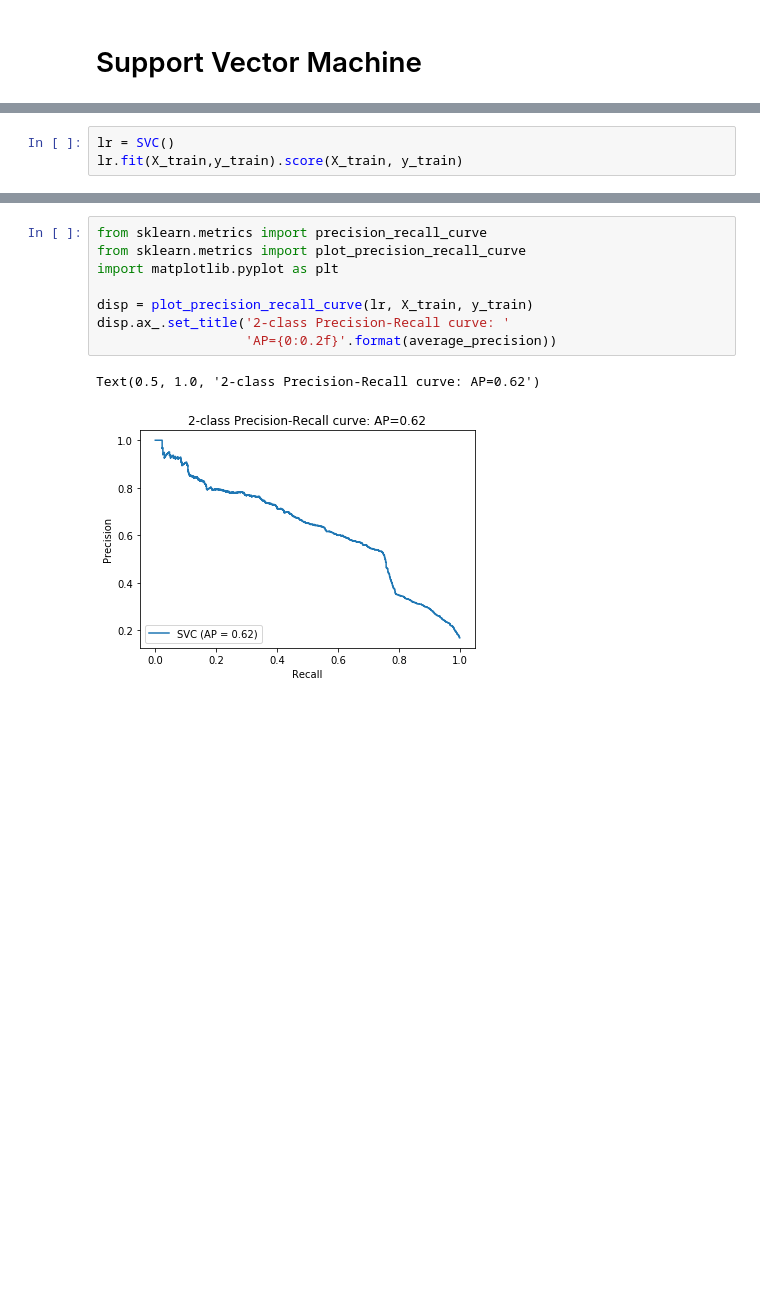
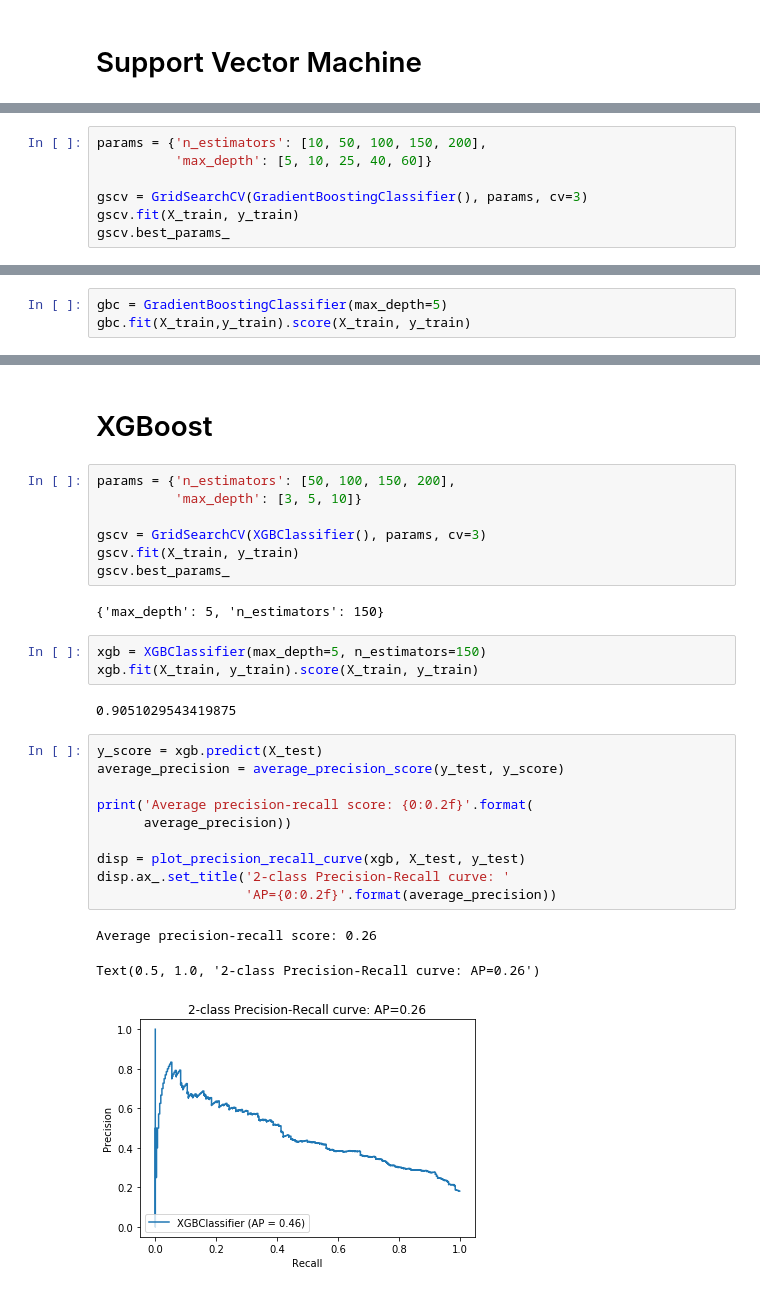
Before and after one commit to eyl1532/speed-dating-analysis, a Jupyter notebook: logistic_regression.ipynb, the cells around one changed output, grey strips where cells are left out. Saved outputs shown, nothing was run; the diff lists cells and outputs as text; blank space fills up the shorter version.

```diff
--- a/logistic_regression.ipynb
+++ b/logistic_regression.ipynb
@@ -132,0 +225,7 @@ gscv.score(X_train, y_train)
+# %%
+params = {'n_estimators': [10, 50, 100, 150, 200],
+          'max_depth': [5, 10, 25, 40, 60]}
+
+gscv = GridSearchCV(GradientBoostingClassifier(), params, cv=3)
+gscv.fit(X_train, y_train)
+gscv.best_params_
@@ -133,4 +234,4 @@ gscv.score(X_train, y_train)
 # %%
-lr = SVC()
-lr.fit(X_train,y_train).score(X_train, y_train)
+gbc = GradientBoostingClassifier(max_depth=5)
+gbc.fit(X_train,y_train).score(X_train, y_train)
 # %% [output]
@@ -150,11 +253,30 @@ Average precision-recall score: 0.62
+# %% [markdown]
+# XGBoost
+# %%
+params = {'n_estimators': [50, 100, 150, 200],
+          'max_depth': [3, 5, 10]}
+
+gscv = GridSearchCV(XGBClassifier(), params, cv=3)
+gscv.fit(X_train, y_train)
+gscv.best_params_
+# %% [output]
+{'max_depth': 5, 'n_estimators': 150}
+# %%
+xgb = XGBClassifier(max_depth=5, n_estimators=150)
+xgb.fit(X_train, y_train).score(X_train, y_train)
+# %% [output]
+0.9051029543419875
 # %%
-from sklearn.metrics import precision_recall_curve
-from sklearn.metrics import plot_precision_recall_curve
-import matplotlib.pyplot as plt
+y_score = xgb.predict(X_test)
+average_precision = average_precision_score(y_test, y_score)
 
-disp = plot_precision_recall_curve(lr, X_train, y_train)
+print('Average precision-recall score: {0:0.2f}'.format(
+      average_precision))
+
+disp = plot_precision_recall_curve(xgb, X_test, y_test)
 disp.ax_.set_title('2-class Precision-Recall curve: '
                    'AP={0:0.2f}'.format(average_precision))
 # %% [output]
-Text(0.5, 1.0, '2-class Precision-Recall curve: AP=0.62')
+Average precision-recall score: 0.26
+Text(0.5, 1.0, '2-class Precision-Recall curve: AP=0.26')
-[figure, old version]
+[figure, new version]
```
Also changed, not shown: parts of 40 cells of this notebook, 2 other files.
